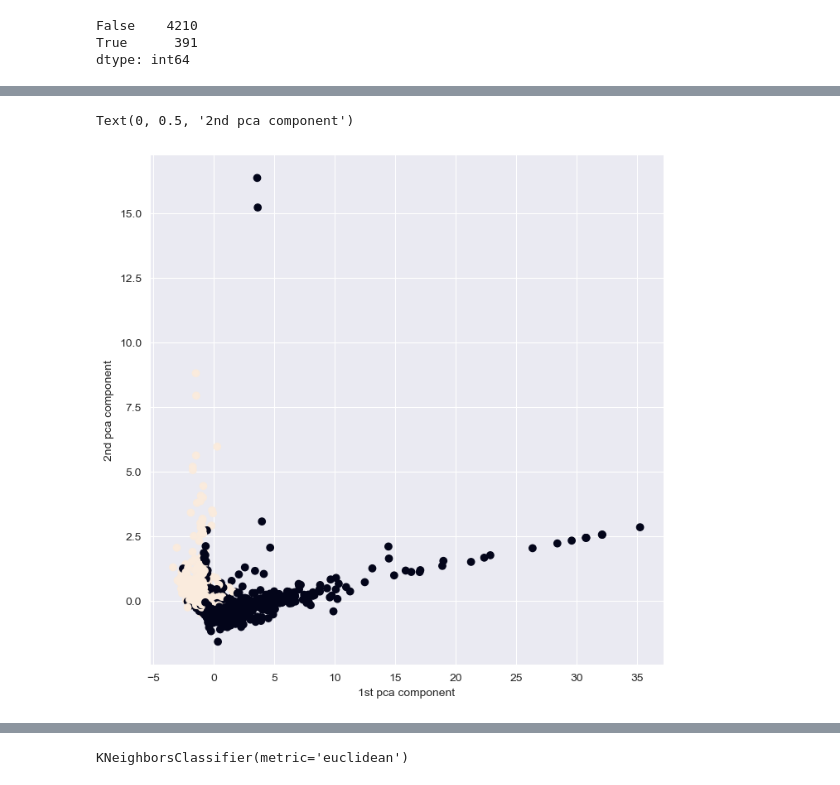
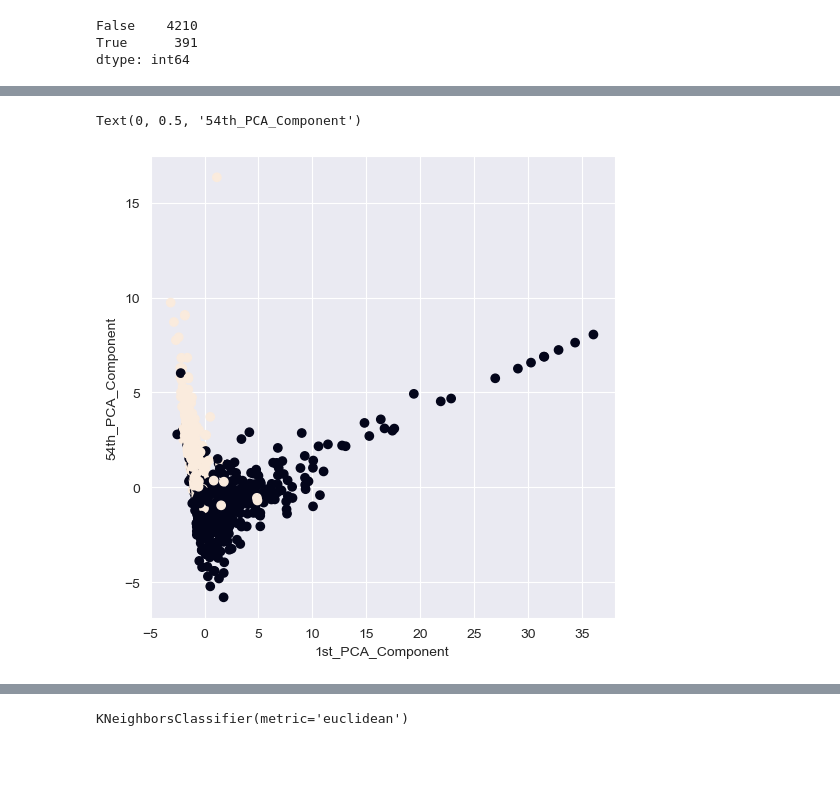
Before and after one commit to HaneekAhamed/ML-CW, a Jupyter notebook: DT.ipynb, the cells around one changed output, grey strips where cells are left out. Saved outputs shown, nothing was run; the diff lists cells and outputs as text; code cells hidden in the pictures; blank space fills up the shorter version.

```diff
--- a/DT.ipynb
+++ b/DT.ipynb
@@ -130,4 +133,4 @@ x
 # %%
-y = Data['spam_type']
+y = Data['spam_data']
 y
 # %% [output]
@@ -146,11 +149,13 @@ Name: spam_type, Length: 4210, dtype: int64
 # %%
-x_trains, x_tests, y_trains, y_tests = train_test_split(x, y, random_state=1, test_size=0.2)
+from sklearn.model_selection import train_test_split
+x_trains, x_tests, y_trains, y_tests = train_test_split(x, y, test_size=0.3,random_state=35)
 # %%
-scaler = StandardScaler()
-scaler.fit(x)
-scaled_data = scaler.transform(x_trains)
+from sklearn.preprocessing import StandardScaler
+standar_scaler = StandardScaler()
+standar_scaler.fit(x)
+scaled_data = standar_scaler.transform(x_trains)
 
-X_test_scaled = scaler.transform(x_tests)
+X_test_scaled = standar_scaler.transform(x_tests)
 # %%
 from sklearn.decomposition import PCA
 
@@ -169,6 +174,6 @@ Text(0, 0.5, 'Variance')
 # %%
 from sklearn.decomposition import PCA
-PCA = PCA(n_components=57)
+PCA = PCA(n_components=54)
 x_PCA = PCA.fit(scaled_data)
 x_test_PCA = PCA.fit(X_test_scaled)
 # %%
@@ -215,10 +220,10 @@ array([[ 1.26005348e+00, -1.72631950e-01, -1.30142312e-01, ...,
 # %%
-import matplotlib.pyplot as plt
-plt.figure(figsize = (8,8))
-plt.scatter(x_PCA[:,0],x_PCA[:,1], c= y_trains)
-plt.xlabel('1st pca component')
-plt.ylabel('2nd pca component')
+import matplotlib.pyplot as plot
+plot.figure(figsize = (6,6))
+plot.scatter(x_PCA[:,0],x_PCA[:,1], c= y_trains)
+plot.xlabel('1st_PCA_Component')
+plot.ylabel('54th_PCA_Component')
 # %% [output]
-Text(0, 0.5, '2nd pca component')
+Text(0, 0.5, '54th_PCA_Component')
-[figure, old version]
+[figure, new version]
 # %%
```
Also changed, not shown: parts of 35 cells of this notebook.
